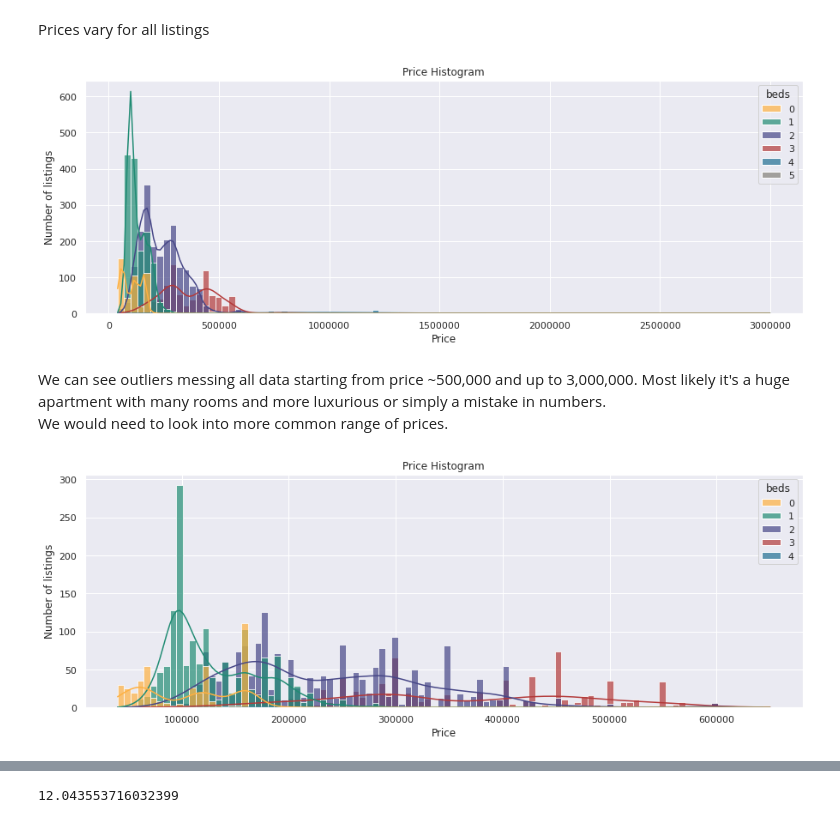
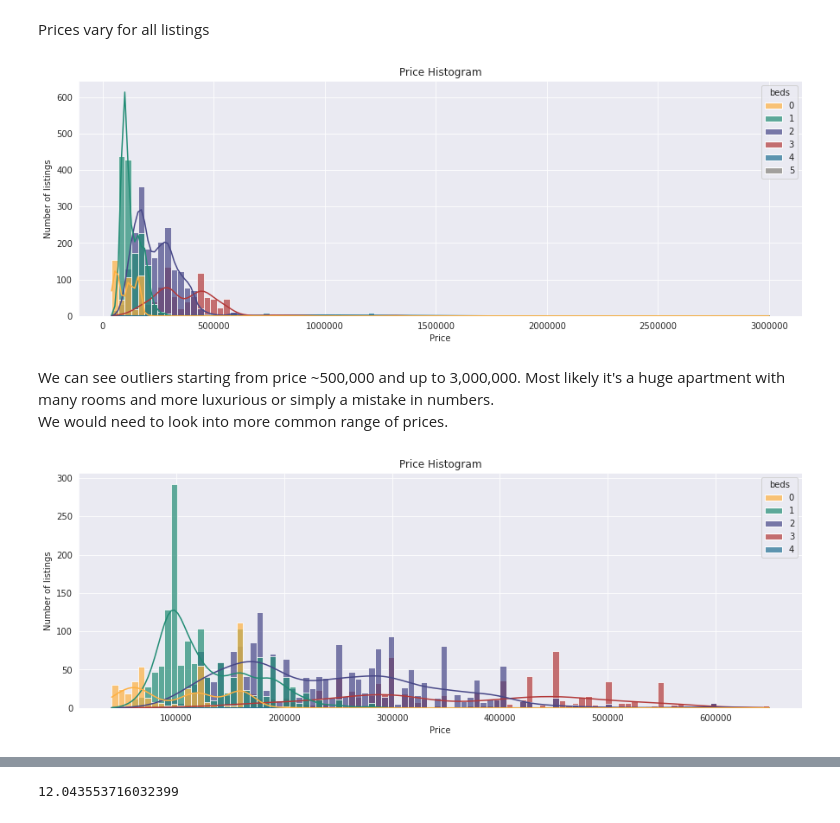
Before and after one commit to imeleges/REMA_Dubai, a Jupyter notebook: bayut_dubai_difc_downtown.ipynb, the cells around one changed output, grey strips where cells are left out. Cells and saved outputs as stored; diff of their text form; code cells hidden in the pictures.

```diff
--- a/bayut_dubai_difc_downtown.ipynb
+++ b/bayut_dubai_difc_downtown.ipynb
@@ -605,20 +602,13 @@ ax.set_xticklabels(ax.get_xticklabels(), rotation = 75);
 Prices vary for all listings
 # %%
 custom_colors = ['#ffb142', '#218c74', '#474787', '#b33939', '#227093', '#84817a']
-
-bedrooms_palette = {0: '#ffb142',
-                    1: '#218c74',
-                    2: '#474787',
-                    3: '#b33939',
-                    4: '#227093',
-                    5: '#84817a',
-                    }
+bdr_list = [0,1,2,3,4,5]
+# %%
+bedrooms_palette = {key:value for (key,value) in zip(bdr_list,custom_colors)}
 # %%
-data_prices = data[['beds', 'price']]
-
-sns.set(rc={'figure.figsize':(15, 5)})
-sns.histplot(data=data_prices,
-             x='price',
+plt.figure(figsize=(15, 5))
+sns.histplot(data = data[['beds', 'price']],
+             x = 'price',
              hue = 'beds',
              alpha = .7,
              kde = True,
@@ -632,28 +622,28 @@ plt.ticklabel_format(axis='x', style='plain')
 # plt.legend(title='Bedrooms', labels=['Studio','1 BDR','2 BDR','3 BDR','4 BDR','5 BDR'])
 plt.show()
 # %% [output]
-[figure, old version]
+[figure, new version]
 # %% [markdown]
-We can see outliers messing all data starting from price ~500,000 and up to 3,000,000. Most likely it's a huge apartment with many rooms and more luxurious or simply a mistake in numbers.
+We can see outliers starting from price ~500,000 and up to 3,000,000. Most likely it's a huge apartment with many rooms and more luxurious or simply a mistake in numbers.
 We would need to look into more common range of prices.
 # %%
-sns.set(rc={'figure.figsize':(15, 5)})
+plt.figure(figsize=(15, 5))
 sns.histplot(data = data.query('price < 700_000')[['beds', 'price']],
              x = 'price',
              hue = 'beds',
              alpha = .7,
              kde = True,
              bins = 100,
              palette = bedrooms_palette,
 
 )
 plt.title('Price Histogram')
 plt.ylabel('Number of listings')
 plt.xlabel('Price')
 plt.ticklabel_format(axis = 'x', style = 'plain')
 plt.show()
 # %% [output]
-[figure, old version]
+[figure, new version]
 # %%
 data['price_log'] = np.log(data['price'] + 1)
 
```
Also changed, not shown: parts of 29 cells of this notebook.
